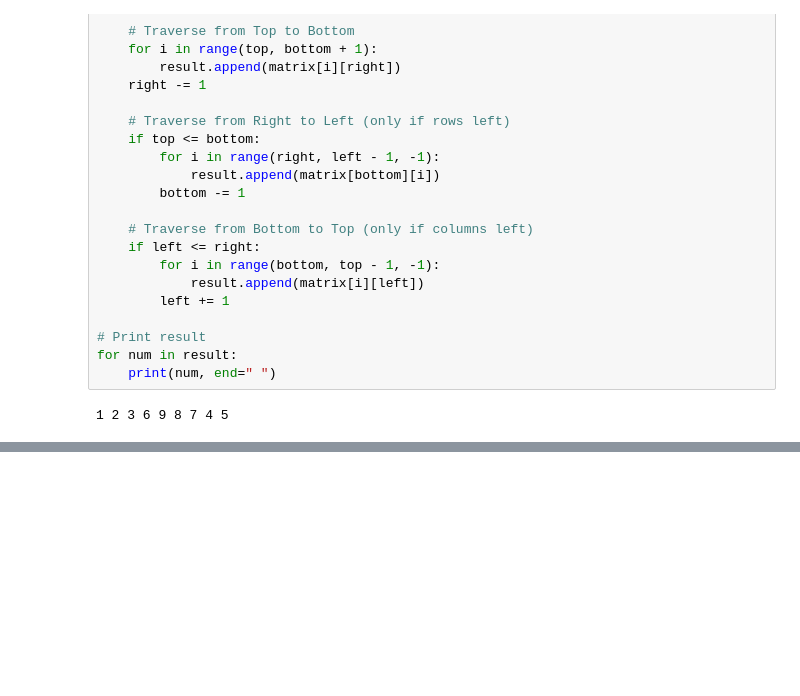
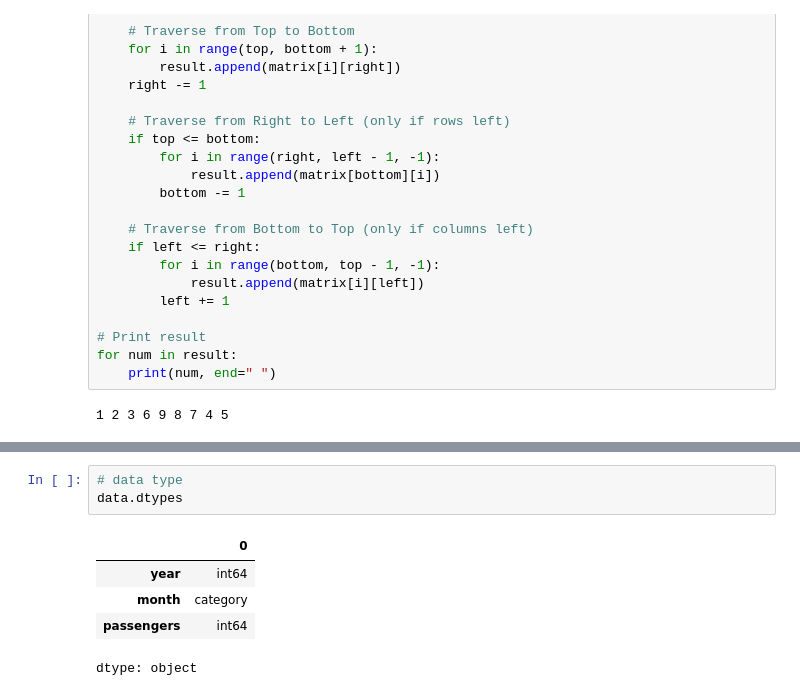
Before and after one commit to FardinKhan10/Stat-ML, a Jupyter notebook: Demo.ipynb, the cells around one changed output, grey strips where cells are left out. Drawn from its saved outputs; the diff is of its cells as text; blank space fills up the shorter version.

```diff
--- a/Demo.ipynb
+++ b/Demo.ipynb
@@ -587,0 +637,9 @@ for num in result:
+# %%
+# data type
+data.dtypes
+# %% [output]
+|  | 0 |
+| year | int64 |
+| month | category |
+| passengers | int64 |
+dtype: object
```
Also changed, not shown: parts of 11 cells of this notebook, 4 other files.
